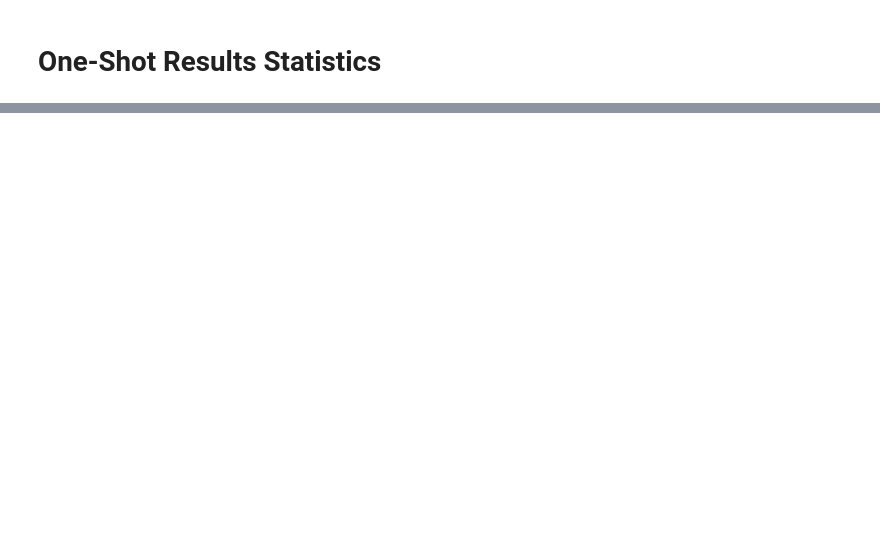
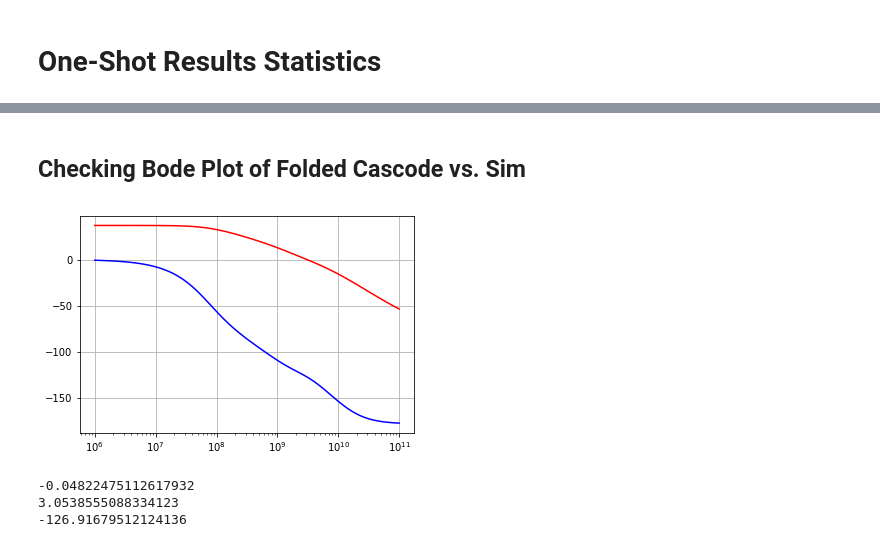
Before and after one commit to iiSmiley/span-ion-code, a Jupyter notebook: scratchpad_ll.ipynb, the cells around one changed output, grey strips where cells are left out. Cells and saved outputs as stored; diff of their text form; code cells hidden in the pictures; blank space fills up the shorter version.

```diff
--- a/scratchpad_ll.ipynb
+++ b/scratchpad_ll.ipynb
@@ -126,0 +167,29 @@ Text(0.5,1,'Pulse Width = 1ns\nPulse Spacing = [1, 100]ns, Randomly Sampled')
+# %% [markdown]
+<h2>Checking Bode Plot of Folded Cascode vs. Sim</h2>
+# %%
+num = np.array([-3.53895594e-004, -4.70738415e+007,  1.50356235e+019,
+        2.47926605e+030,  1.59517475e+041,  5.75769776e+051,
+        1.30387570e+062,  1.93756258e+072,  1.91312015e+082,
+        1.24175010e+092,  5.11668364e+101,  1.24882971e+111,
+        1.58562663e+120,  8.12989223e+128,  5.24596567e+136])
+den = np.array([1.00000000e+000, 1.48311234e+011, 9.64486755e+021, 3.62458359e+032,
+       8.73205029e+042, 1.41372736e+053, 1.56752525e+063, 1.18986463e+073,
+       6.07158733e+082, 2.00068022e+092, 3.95710939e+101, 4.14370181e+110,
+       1.90680507e+119, 2.22072378e+127, 7.55724493e+134])
+
+s1 = signal.lti(num, den)
+w, mag, phase = s1.bode()
+# %%
+plt.figure()
+plt.semilogx(w, mag, 'r')
+plt.semilogx(w, phase, 'b')
+plt.grid(True)
+# %% [output]
+[figure, added]
+# %%
+print(mag[69])
+print(phase[69])
+# %% [output]
+-0.04822475112617932
+3.0538555088334123
+-126.91679512124136
```
Also changed, not shown: parts of 8 cells of this notebook, 5 other files.
